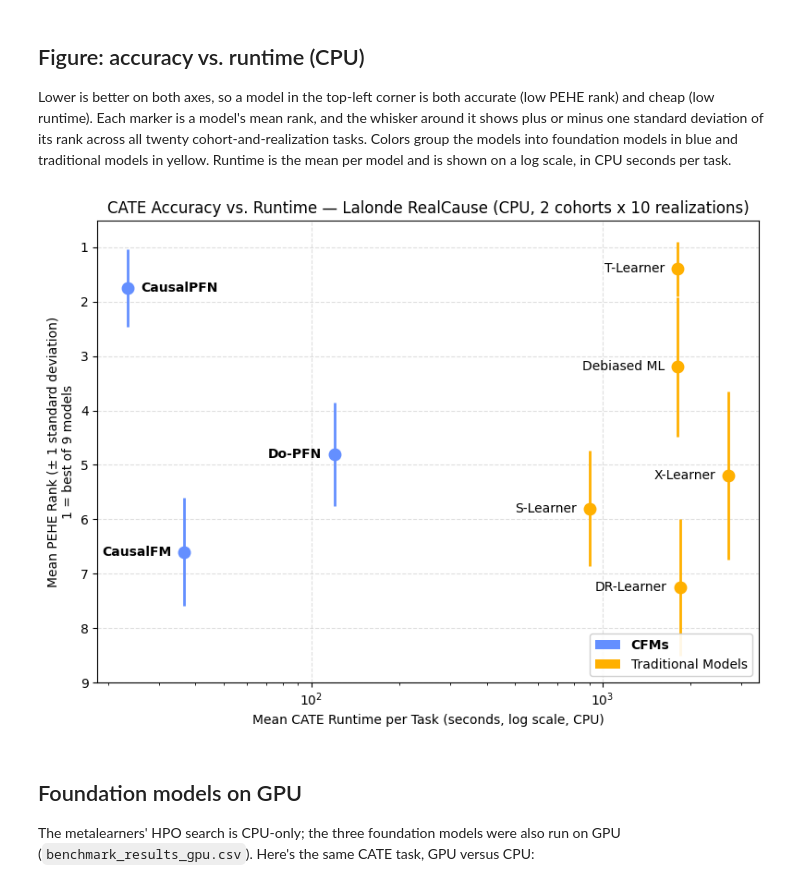
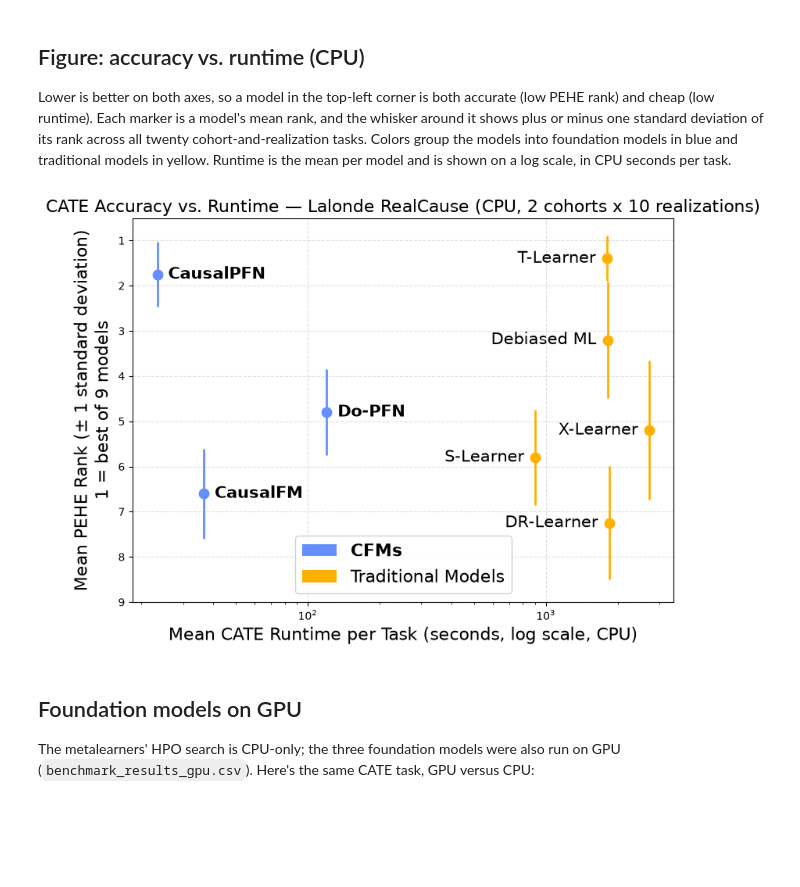
Before and after one commit to layer6ai-labs/causalfm-survey, a Jupyter notebook: notebooks/Lalonde_benchmark_results.ipynb, the cells around one changed output. Saved outputs shown, nothing was run; the diff lists cells and outputs as text; code cells hidden in the pictures; blank space fills up the shorter version.

Commit message:
Enlarge figure text for paper readability

```diff
--- a/notebooks/Lalonde_benchmark_results.ipynb
+++ b/notebooks/Lalonde_benchmark_results.ipynb
@@ -177,44 +177,44 @@ stats = plot_df.groupby("model").agg(
 # Label each point to whichever side (left/right) points away from the
 # cluster of the other points, so text sits beside the marker instead of
 # stacked on top of it or its whisker.
-log_time_mid = np.log10(stats["mean_time"]).median() / 2
+log_time_mid = np.log10(stats["mean_time"]).median() - 1
 
 fig, ax = plt.subplots(figsize=(8, 6))
 for _, row in stats.iterrows():
     color = GROUP_COLOR[row["group"]]
     is_highlighted = row["group"] == "Foundation Models"
     ax.vlines(row["mean_time"], row["mean_rank"] - row["std_rank"], row["mean_rank"] + row["std_rank"], color=color, linewidth=2)
     ax.plot(row["mean_time"], row["mean_rank"], "o", color=color, markersize=9, zorder=3)
     on_right_half = np.log10(row["mean_time"]) >= log_time_mid
     ax.annotate(
         row["label"],
         (row["mean_time"], row["mean_rank"]),
         textcoords="offset points",
         xytext=(-10, 0) if on_right_half else (10, 0),
         ha="right" if on_right_half else "left",
         va="center",
-        fontsize=10,
+        fontsize=15,
         fontweight="bold" if is_highlighted else "normal",
     )
 
 legend_elements = [mpatches.Patch(facecolor=c, label="CFMs" if g == "Foundation Models" else g) for g, c in GROUP_COLOR.items()]
-legend = ax.legend(handles=legend_elements, loc="lower right", frameon=True, framealpha=0.9)
+legend = ax.legend(handles=legend_elements, loc="lower center", frameon=True, framealpha=0.9, fontsize=16)
 for text in legend.get_texts():
     if text.get_text() == "CFMs":
         text.set_fontweight("bold")
 
 ax.set_xscale("log")
-ax.set_xlabel("Mean CATE Runtime per Task (seconds, log scale, CPU)")
-ax.set_ylabel("Mean PEHE Rank (± 1 standard deviation)\n1 = best of 9 models")
+ax.set_xlabel("Mean CATE Runtime per Task (seconds, log scale, CPU)", fontsize=16)
+ax.set_ylabel("Mean PEHE Rank (± 1 standard deviation)\n1 = best of 9 models", fontsize=16)
 ax.invert_yaxis()
 ax.set_yticks(range(1, 10))
 ax.grid(True, linestyle="--", alpha=0.4)
-ax.set_title("CATE Accuracy vs. Runtime — Lalonde RealCause (CPU, 2 cohorts x 10 realizations)")
+ax.set_title("CATE Accuracy vs. Runtime — Lalonde RealCause (CPU, 2 cohorts x 10 realizations)", fontsize=16)
 plt.tight_layout()
 plt.savefig(DATA_DIR / "figure_rank_vs_runtime.png", dpi=150, bbox_inches="tight")
 plt.show()
 # %% [output]
-[figure, old version]
+[figure, new version]
 # %% [markdown]
 ## Foundation models on GPU
 
```
Also changed, not shown: parts of 1 cell of this notebook.
